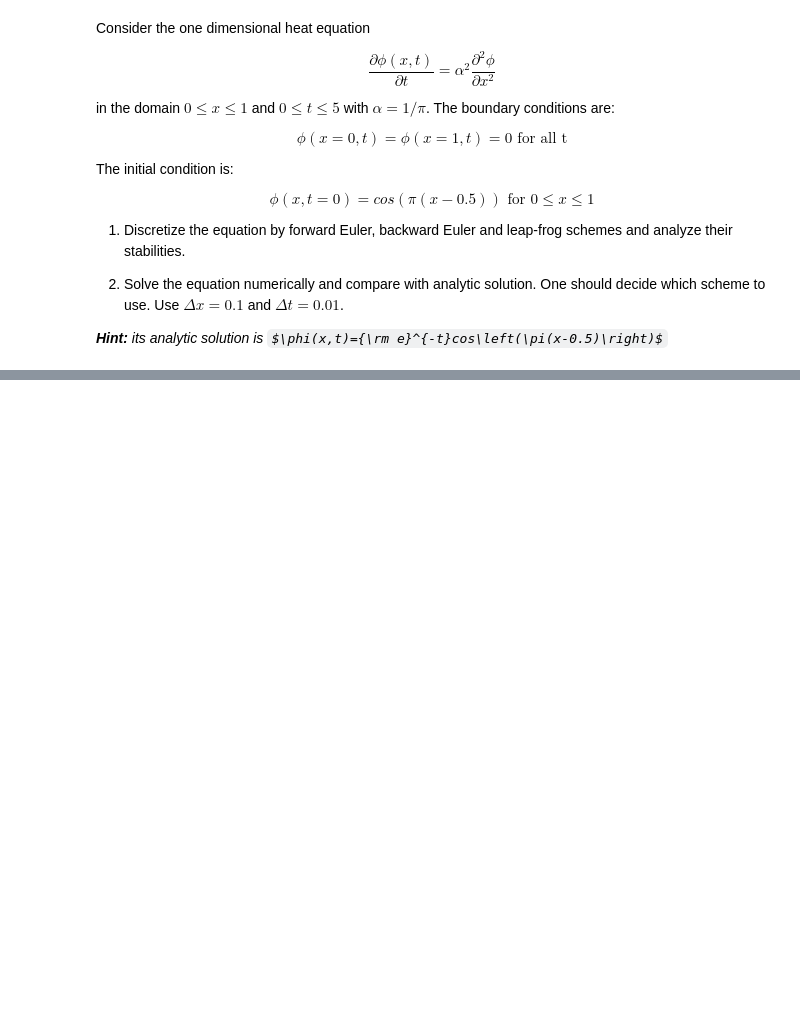
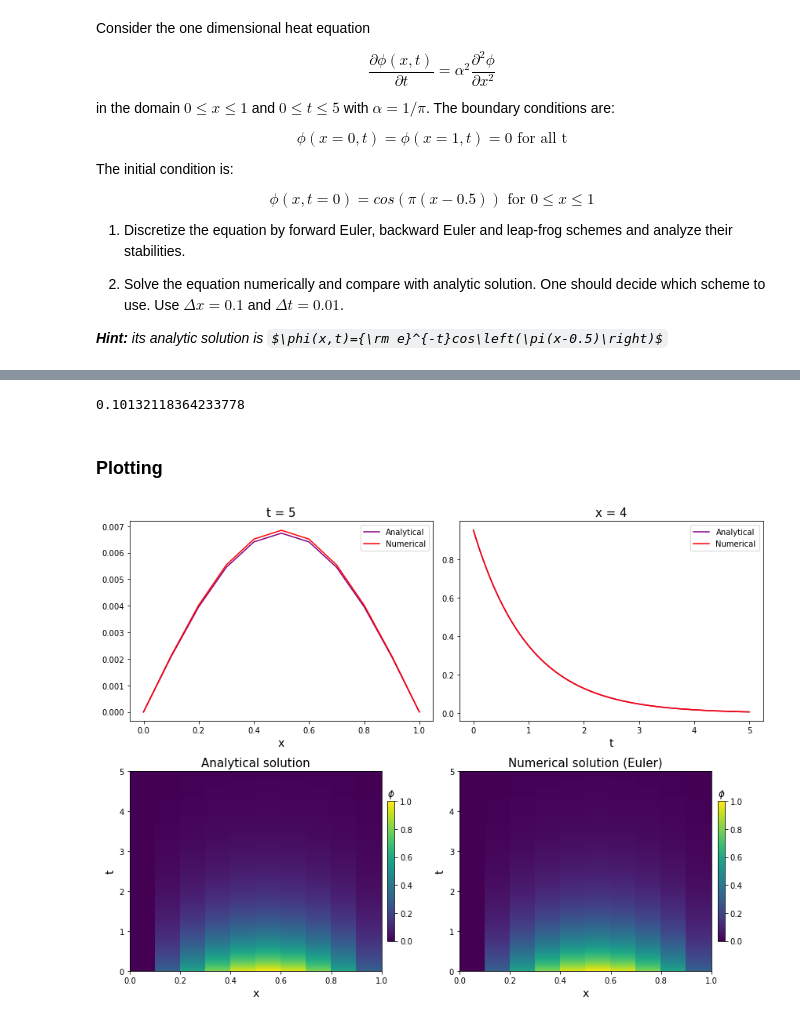
Before and after one commit to vopikamm/climNUM, a Jupyter notebook: Ex4/Exercise_04a_Stability_of_the_heat_equation.ipynb, the cells around one changed output, grey strips where cells are left out. Saved outputs shown, nothing was run; the diff lists cells and outputs as text; code cells hidden in the pictures; some formulas as TeX source; blank space fills up the shorter version.

Commit message:
add 4a solution

```diff
--- a/Ex4/Exercise_04a_Stability_of_the_heat_equation.ipynb
+++ b/Ex4/Exercise_04a_Stability_of_the_heat_equation.ipynb
@@ -25,0 +121,45 @@ _**Hint:** its analytic solution is $\phi(x,t)={\rm e}^{-t}cos\left(\pi(x-0.5)\r
+# %%
+q
+# %% [output]
+0.10132118364233778
+# %%
+# Euler scheme method
+for i in range(0, n):
+    phi_0[0] = phi_0[-1] = 0 #boundary condition
+    phi_1[1:jmax-1] = q * (phi_0[2:jmax] - 2* phi_0[1:jmax-1] + phi_0[0:jmax-2]) + phi_0[1:jmax-1]
+    phi_0 = np.copy(phi_1)
+    phi_out.append(phi_0)
+phi_out = np.array(phi_out)
+# %%
+# Analytical solution
+phi_ana = np.exp(-mesht) * np.cos(np.pi * (meshx -0.5))
+# %% [markdown]
+### Plotting
+# %%
+fig, axs = plt.subplots(2, 2, figsize=(12,9))
+
+axs[0,0].plot(x, phi_ana[:,-1], color='purple', label="Analytical")
+axs[0,0].plot(x, phi_out.T[:,-1], color='red', label="Numerical")
+axs[0,0].set_title('t = 5', fontsize= 15)
+axs[0,0].set(xlabel='x'), axs[0,0].xaxis.label.set_size(14)
+axs[0,0].legend()
+
+axs[0,1].plot(t, phi_ana[4,:], color='purple', label="Analytical")
+axs[0,1].plot(t, phi_out.T[4,:], color='red', label="Numerical")
+axs[0,1].set_title('x = 4', fontsize= 15)
+axs[0,1].set(xlabel='t'), axs[0,1].xaxis.label.set_size(14)
+axs[0,1].legend()
+
+map1 = axs[1,0].pcolormesh(meshx, mesht, phi_ana)
+axs[1,0].set_title('Analytical solution', fontsize= 15)
+plt.colorbar(map1, pad=0.02, shrink=0.7, ax=axs[1,0]).ax.set_title('$\phi$', loc='left')
+axs[1,0].set(xlabel='x', ylabel='t'), axs[1,0].xaxis.label.set_size(14), axs[1,0].yaxis.label.set_size(14)
+
+map2 = axs[1,1].pcolormesh(meshx, mesht, phi_out.T)
+axs[1,1].set_title('Numerical solution (Euler)', fontsize= 15)
+plt.colorbar(map2, pad=0.02, shrink=0.7, ax=axs[1,1]).ax.set_title('$\phi$', loc='left')
+axs[1,1].set(xlabel='x', ylabel='t'), axs[1,1].xaxis.label.set_size(14), axs[1,1].yaxis.label.set_size(14)
+
+plt.tight_layout()
+# %% [output]
+[figure, added]
```
Also changed, not shown: parts of 7 cells of this notebook.
